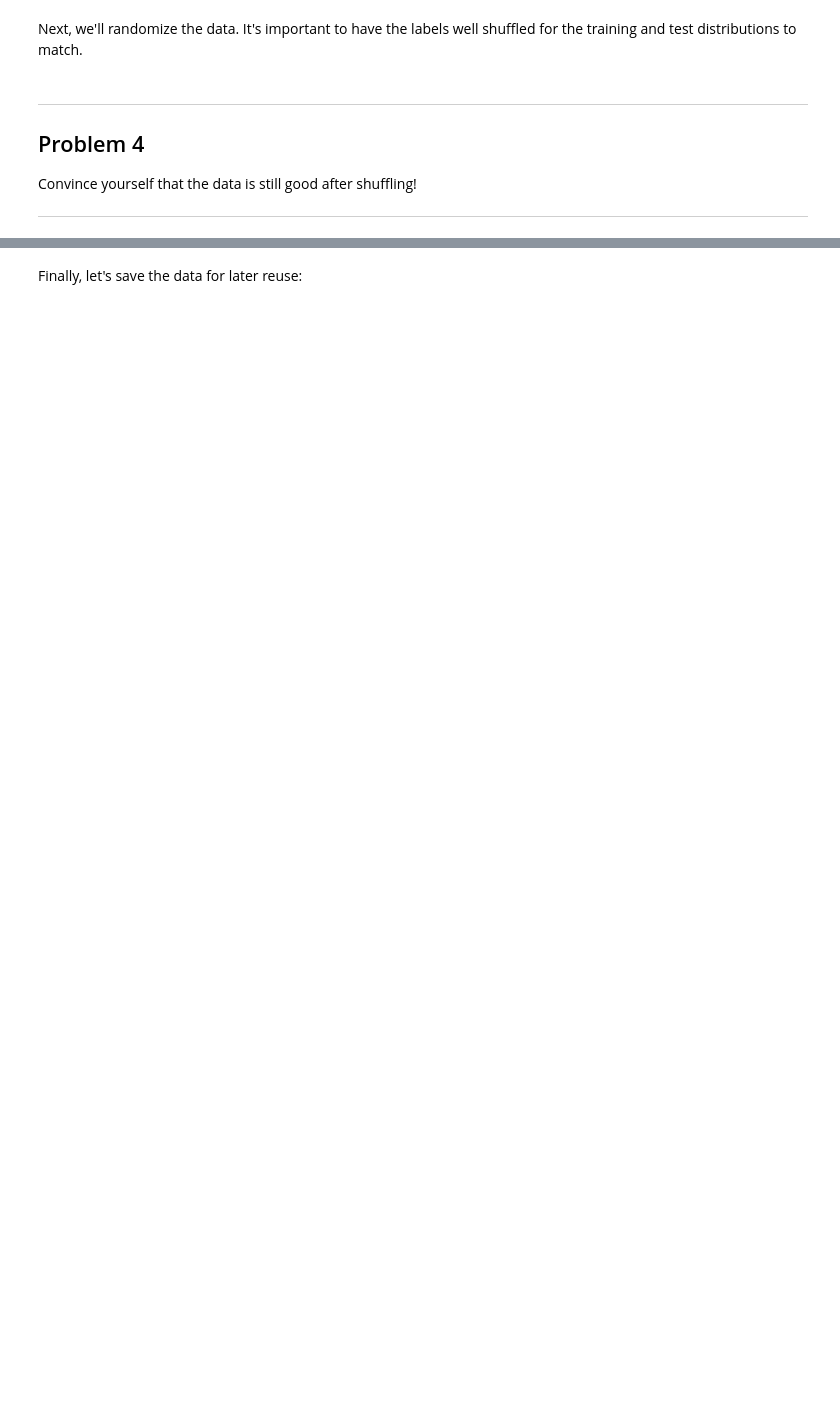
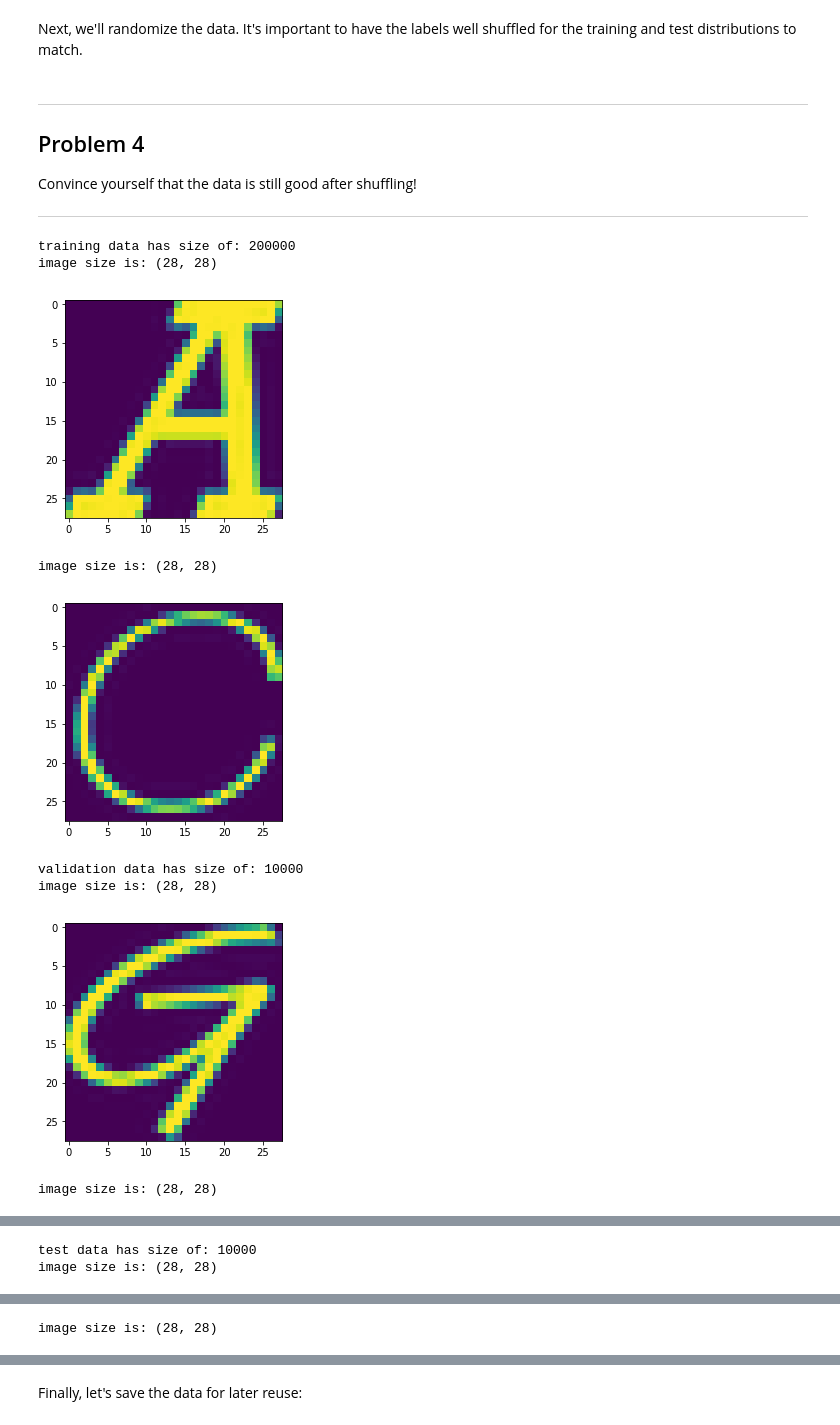
Before and after one commit to rbaral/Coursera_Natural_Language_Processing, a Jupyter notebook: lession1/1_notmnist.ipynb, the cells around one changed output, grey strips where cells are left out. Drawn from its saved outputs; the diff is of its cells as text; code cells hidden in the pictures; blank space fills up the shorter version.

Commit message:
problems 4 to 6 completed for lession 1

```diff
--- a/lession1/1_notmnist.ipynb
+++ b/lession1/1_notmnist.ipynb
@@ -116,14 +116,16 @@ Let's take a peek at some of the data to make sure it looks sensible. Each exemp
 # %%
 #display randomly 2 images from each folder
 #let us get the folder for each of the image
+'''
 import random
 for folder in train_folders:
     print("displaying randomly 2 images from folder ",str(folder))
     #how many images it has?
     imagesFiles = os.listdir(folder)
-    #get randomly 2 filenames
-    randIndices = random.sample(range(0, len(imagesFiles)), 10)
+    #get randomly 1 filenames
+    randIndices = random.sample(range(0, len(imagesFiles)), 1)
     for i in randIndices:
         print("displaying image,",i, "out of:",len(imagesFiles))
         display(Image(filename = os.path.join(folder,imagesFiles[i])))
+'''
 # %% [output]
@@ -232,13 +221,15 @@ Let's verify that the data still looks good. Displaying a sample of the labels a
 ---
 # %%
 #lets check and make sure that the pickled images still look good
+#Uncomment the below block for Problem 2
 for item in train_datasets:
     print("reading pickle file ",item)
     image_data = pickle.load(open(item, "rb" ), encoding='latin1')
     #the first dimension is for the number of image and the other two dimensions give the image size
     imagesFiles = image_data.shape[0]
-    #lets get randomly 10 images from this pickled data and display them
-    randIndices = random.sample(range(0, imagesFiles), 10)
+    #lets get randomly 1 images from this pickled data and display them
+    randIndices = random.sample(range(0, imagesFiles), 1)
+
     for i in randIndices:
         print("displaying image,",i, "out of:",imagesFiles)
         plt.imshow(image_data[i], interpolation='nearest')
@@ -357,3 +340,40 @@ Problem 4
 Convince yourself that the data is still good after shuffling!
 
 ---
+# %%
+#lets visualize some of the data from the train, validation, and test set to make sure that the data is still good
+import random
+#check the size of the train data
+print("training data has size of:",len(train_dataset))
+#get randomly 2 images
+randIndices = random.sample(range(0, len(train_dataset)), 2)
+for i in randIndices:
+    print("image size is:",train_dataset[i].shape)
+    plt.imshow(train_dataset[i], interpolation='nearest')
+    plt.show()
+#check the size of the validation data
+print("validation data has size of:",len(valid_dataset))
+#get randomly 2 images
+randIndices = random.sample(range(0, len(valid_dataset)), 2)
+for i in randIndices:
+    print("image size is:",valid_dataset[i].shape)
+    plt.imshow(valid_dataset[i], interpolation='nearest')
+    plt.show()
+#check the size of the test data
+print("test data has size of:",len(test_dataset))
+#get randomly 2 images
+randIndices = random.sample(range(0, len(test_dataset)), 2)
+for i in randIndices:
+    print("image size is:",test_dataset[i].shape)
+    plt.imshow(test_dataset[i], interpolation='nearest')
+    plt.show()
+# %% [output]
+training data has size of: 200000
+image size is: (28, 28)
+[figure, added]
+image size is: (28, 28)
+[figure, added]
+validation data has size of: 10000
+image size is: (28, 28)
+[figure, added]
+image size is: (28, 28)
@@ -359,0 +381,2 @@ Convince yourself that the data is still good after shuffling!
+test data has size of: 10000
+image size is: (28, 28)
@@ -359,0 +384 @@ Convince yourself that the data is still good after shuffling!
+image size is: (28, 28)
```
Also changed, not shown: parts of 17 cells of this notebook.
